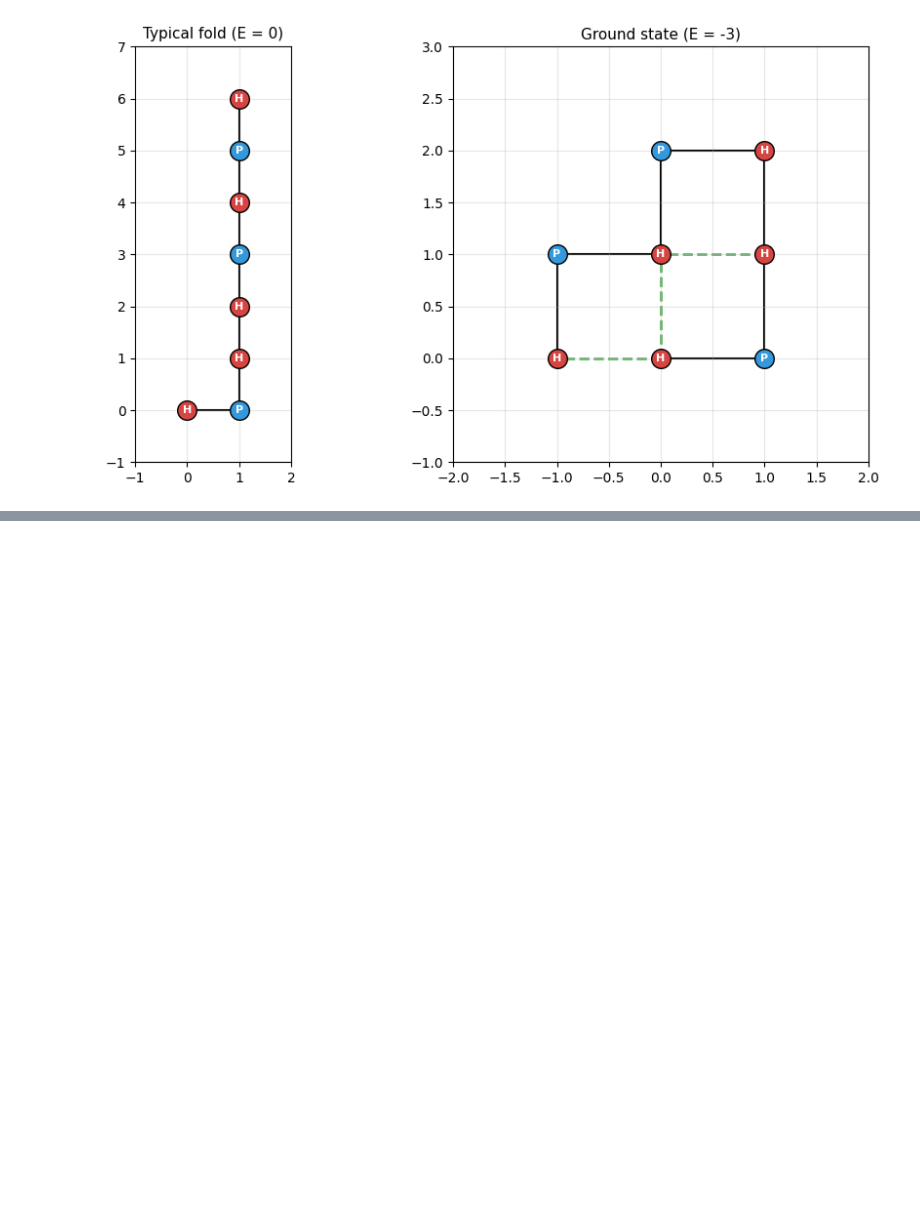
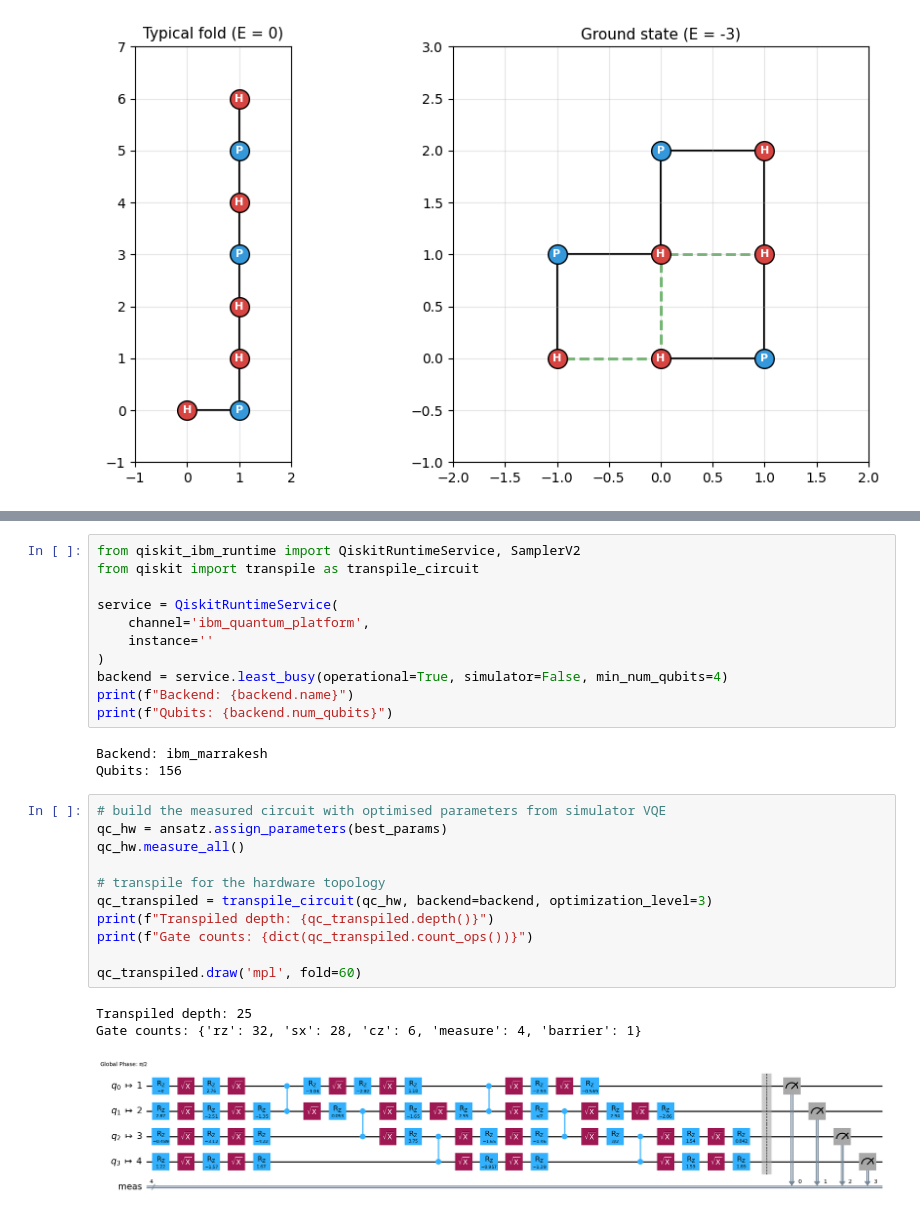
Before and after one commit to MehulBandhu/quantum_computing_explorations, a Jupyter notebook: protein_folding_energy.ipynb, the cells around one changed output, grey strips where cells are left out. Cells and saved outputs as stored; diff of their text form; blank space fills up the shorter version.

```diff
--- a/protein_folding_energy.ipynb
+++ b/protein_folding_energy.ipynb
@@ -326,0 +408,29 @@ Top 5 most probable states from VQE:
+# %%
+from qiskit_ibm_runtime import QiskitRuntimeService, SamplerV2
+from qiskit import transpile as transpile_circuit
+
+service = QiskitRuntimeService(
+    channel='ibm_quantum_platform',
+    instance=''
+)
+backend = service.least_busy(operational=True, simulator=False, min_num_qubits=4)
+print(f"Backend: {backend.name}")
+print(f"Qubits: {backend.num_qubits}")
+# %% [output]
+Backend: ibm_marrakesh
+Qubits: 156
+# %%
+# build the measured circuit with optimised parameters from simulator VQE
+qc_hw = ansatz.assign_parameters(best_params)
+qc_hw.measure_all()
+
+# transpile for the hardware topology
+qc_transpiled = transpile_circuit(qc_hw, backend=backend, optimization_level=3)
+print(f"Transpiled depth: {qc_transpiled.depth()}")
+print(f"Gate counts: {dict(qc_transpiled.count_ops())}")
+
+qc_transpiled.draw('mpl', fold=60)
+# %% [output]
+Transpiled depth: 25
+Gate counts: {'rz': 32, 'sx': 28, 'cz': 6, 'measure': 4, 'barrier': 1}
+[figure, added]
```
Also changed, not shown: parts of 24 cells of this notebook, 1 other file.
